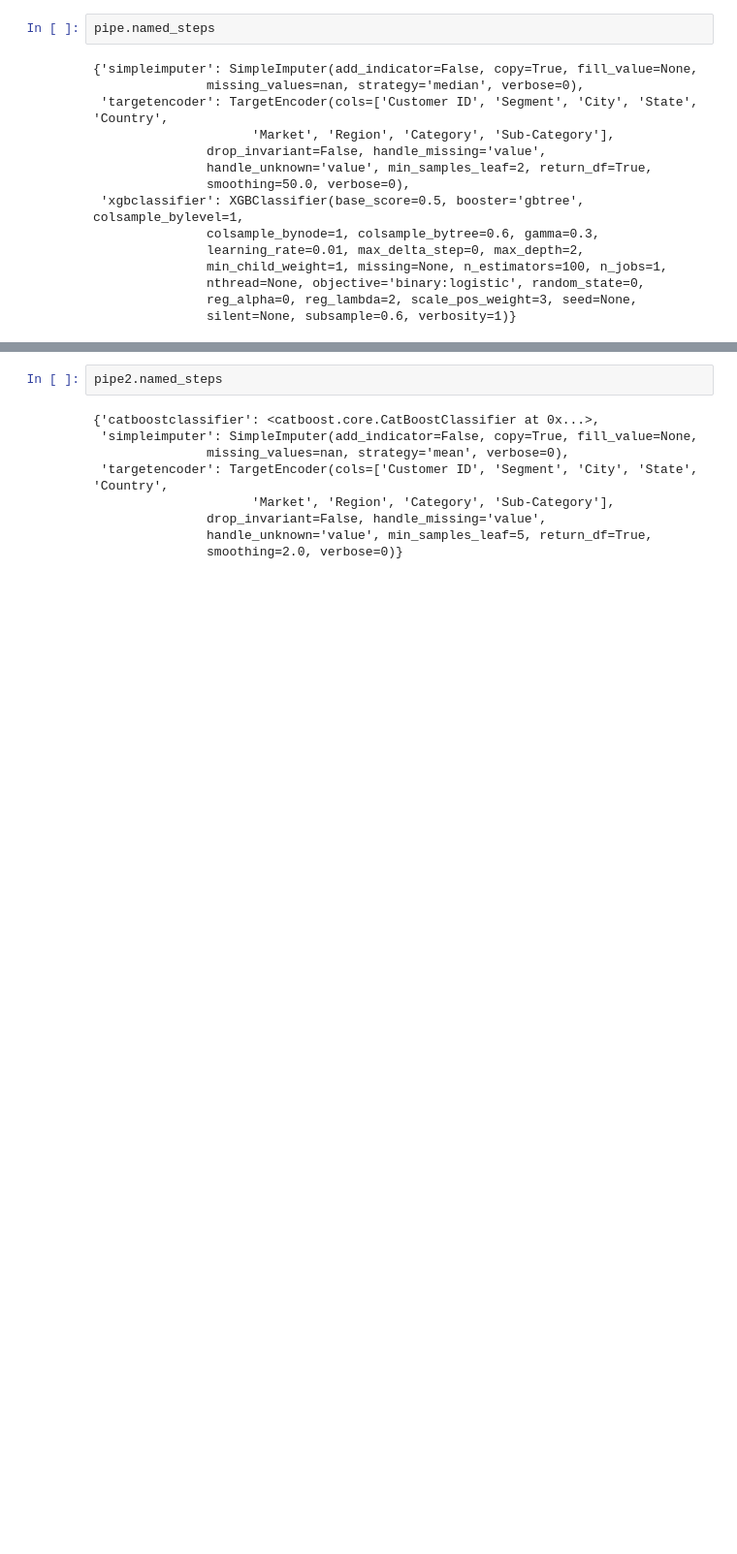
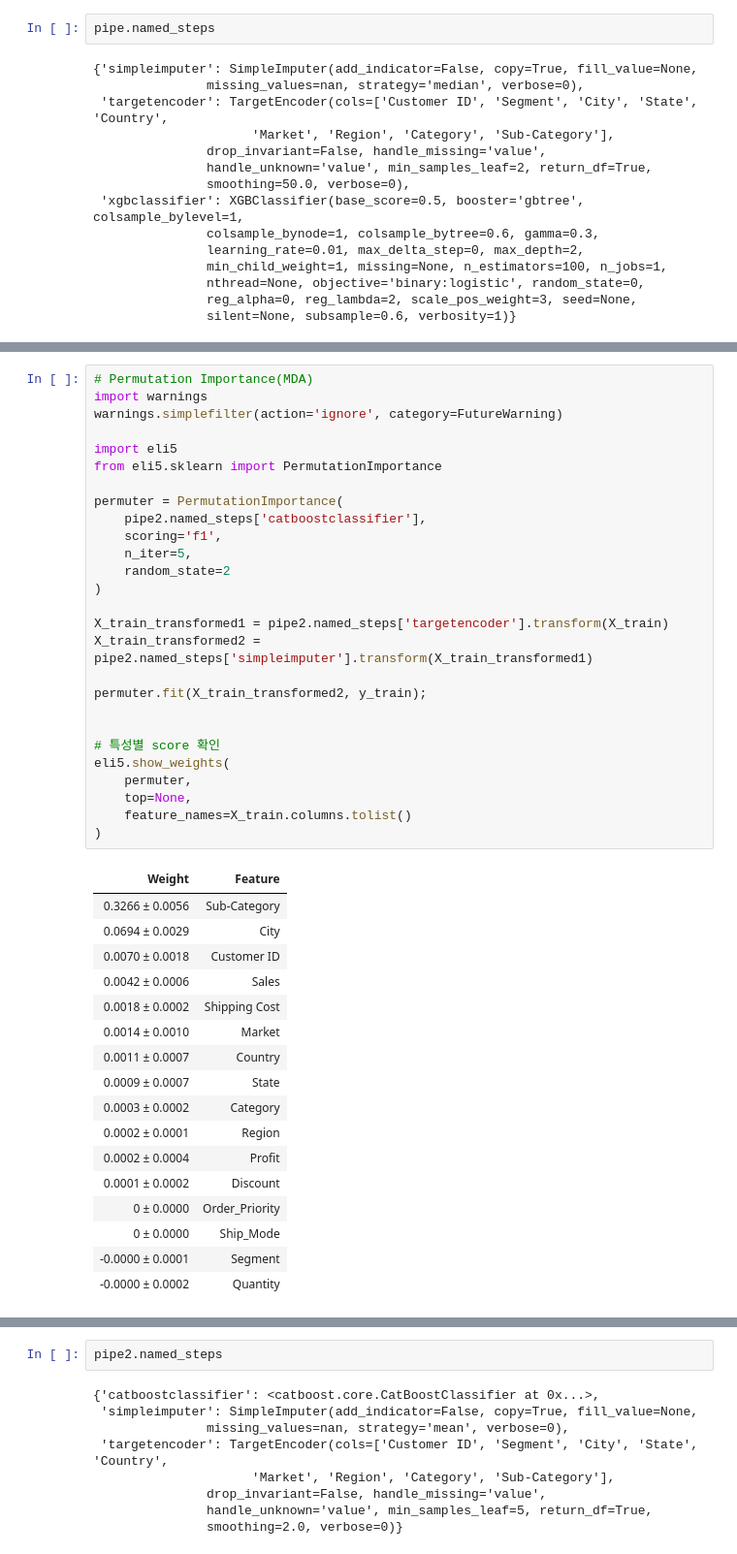
Before and after one commit to Suhyun77/Section2_Project, a Jupyter notebook: AI_06_강수현_Section2_.ipynb, the cells around one changed output, grey strips where cells are left out. Shown at 97% size. Drawn from its saved outputs; the diff is of its cells as text; blank space fills up the shorter version.

```diff
--- a/AI_06_강수현_Section2_.ipynb
+++ b/AI_06_강수현_Section2_.ipynb
@@ -975,3 +974,48 @@ pipe2.fit(X_train, y_train);
+# %%
+# Permutation Importance(MDA)
+import warnings
+warnings.simplefilter(action='ignore', category=FutureWarning)
+
+import eli5
+from eli5.sklearn import PermutationImportance
+
+permuter = PermutationImportance(
+    pipe2.named_steps['catboostclassifier'],
+    scoring='f1',
+    n_iter=5,
+    random_state=2
+)
+
+X_train_transformed1 = pipe2.named_steps['targetencoder'].transform(X_train)
+X_train_transformed2 = pipe2.named_steps['simpleimputer'].transform(X_train_transformed1)
+
+permuter.fit(X_train_transformed2, y_train);
+
+
+# 특성별 score 확인
+eli5.show_weights(
+    permuter,
+    top=None,
+    feature_names=X_train.columns.tolist()
+)
+# %% [output]
+| Weight | Feature |
+| 0.3266 ± 0.0056 | Sub-Category |
+| 0.0694 ± 0.0029 | City |
+| 0.0070 ± 0.0018 | Customer ID |
+| 0.0042 ± 0.0006 | Sales |
+| 0.0018 ± 0.0002 | Shipping Cost |
+| 0.0014 ± 0.0010 | Market |
+| 0.0011 ± 0.0007 | Country |
+| 0.0009 ± 0.0007 | State |
+| 0.0003 ± 0.0002 | Category |
+| 0.0002 ± 0.0001 | Region |
+| 0.0002 ± 0.0004 | Profit |
+| 0.0001 ± 0.0002 | Discount |
+| 0 ± 0.0000 | Order_Priority |
+| 0 ± 0.0000 | Ship_Mode |
+| -0.0000 ± 0.0001 | Segment |
+| -0.0000 ± 0.0002 | Quantity |
 # %%
 #sklearn.metrics.plot_confusion_matrix
 from sklearn.metrics import plot_confusion_matrix
```
Also changed, not shown: parts of 10 cells of this notebook.
